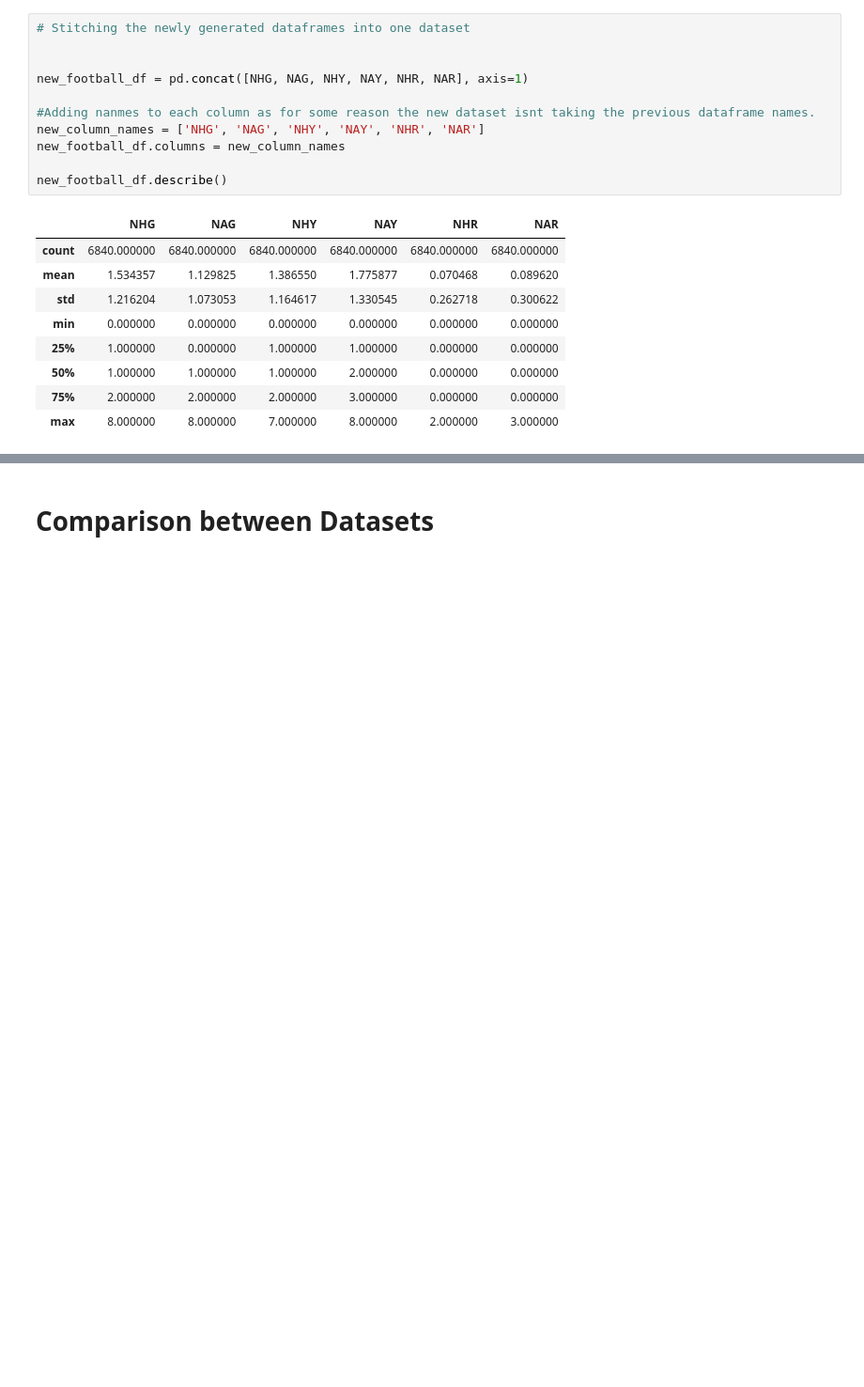
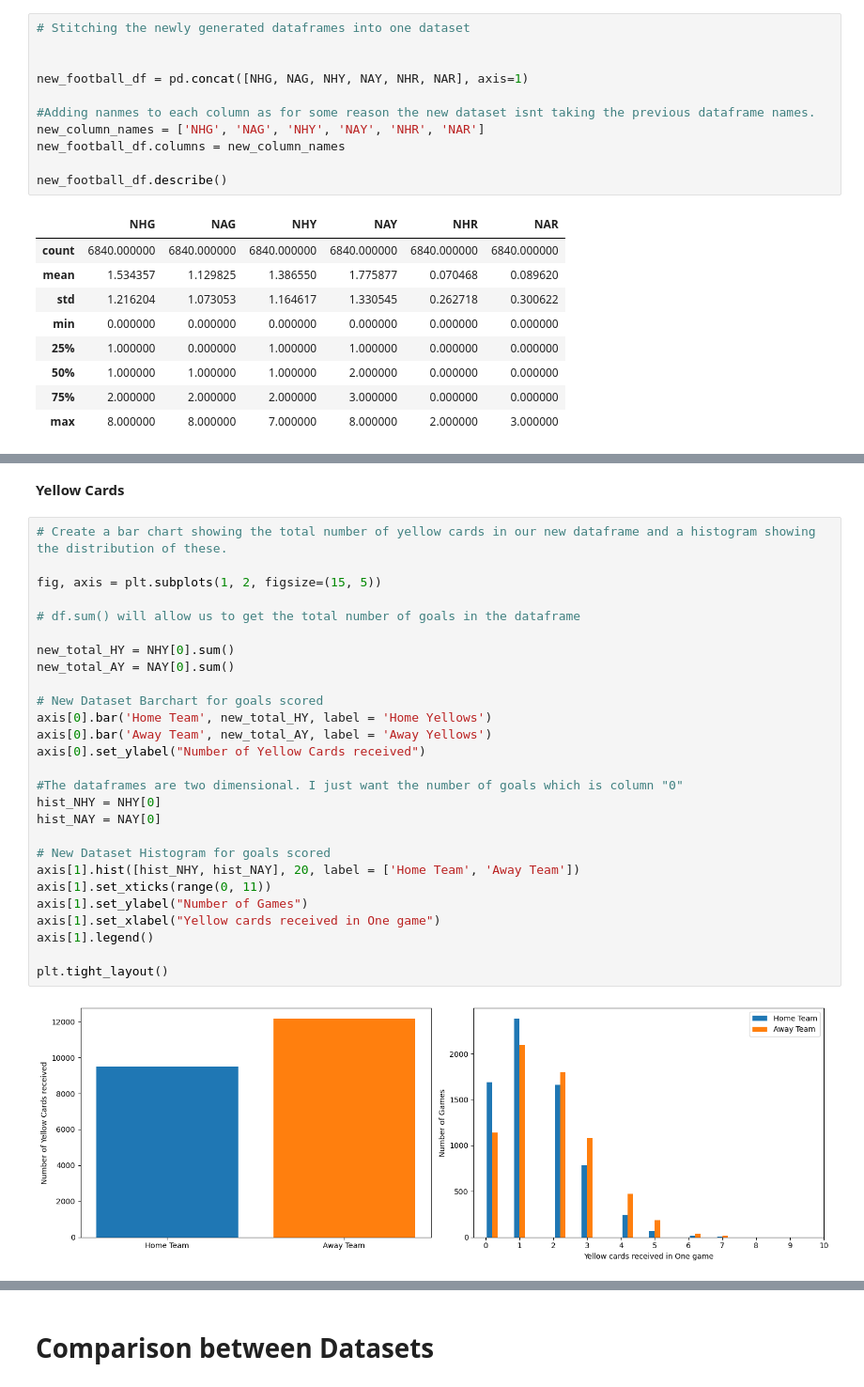
Before and after one commit to Kevin002023/PFDA-Assignment, a Jupyter notebook: PFDA -Assignment.ipynb, the cells around one changed output, grey strips where cells are left out. Shown: that part at 94% size. Cells and saved outputs as stored; diff of their text form; blank space fills up the shorter version.

```diff
--- a/PFDA -Assignment.ipynb
+++ b/PFDA -Assignment.ipynb
@@ -544,3 +541,34 @@ plt.legend()
+# %% [markdown]
+**Yellow Cards**
+# %%
+# Create a bar chart showing the total number of yellow cards in our new dataframe and a histogram showing the distribution of these.
+
+fig, axis = plt.subplots(1, 2, figsize=(15, 5))
+
+# df.sum() will allow us to get the total number of goals in the dataframe
+
+new_total_HY = NHY[0].sum()
+new_total_AY = NAY[0].sum()
+
+# New Dataset Barchart for goals scored
+axis[0].bar('Home Team', new_total_HY, label = 'Home Yellows')
+axis[0].bar('Away Team', new_total_AY, label = 'Away Yellows')
+axis[0].set_ylabel("Number of Yellow Cards received")
+
+#The dataframes are two dimensional. I just want the number of goals which is column "0"
+hist_NHY = NHY[0]
+hist_NAY = NAY[0]
+
+# New Dataset Histogram for goals scored
+axis[1].hist([hist_NHY, hist_NAY], 20, label = ['Home Team', 'Away Team'])
+axis[1].set_xticks(range(0, 11))
+axis[1].set_ylabel("Number of Games")
+axis[1].set_xlabel("Yellow cards received in One game")
+axis[1].legend()
+
+plt.tight_layout()
+# %% [output]
+[figure, added]
 # %%
 #Calculate the percentage of all yellow cards awarded to the home team
 
```
Also changed, not shown: parts of 27 cells of this notebook.
